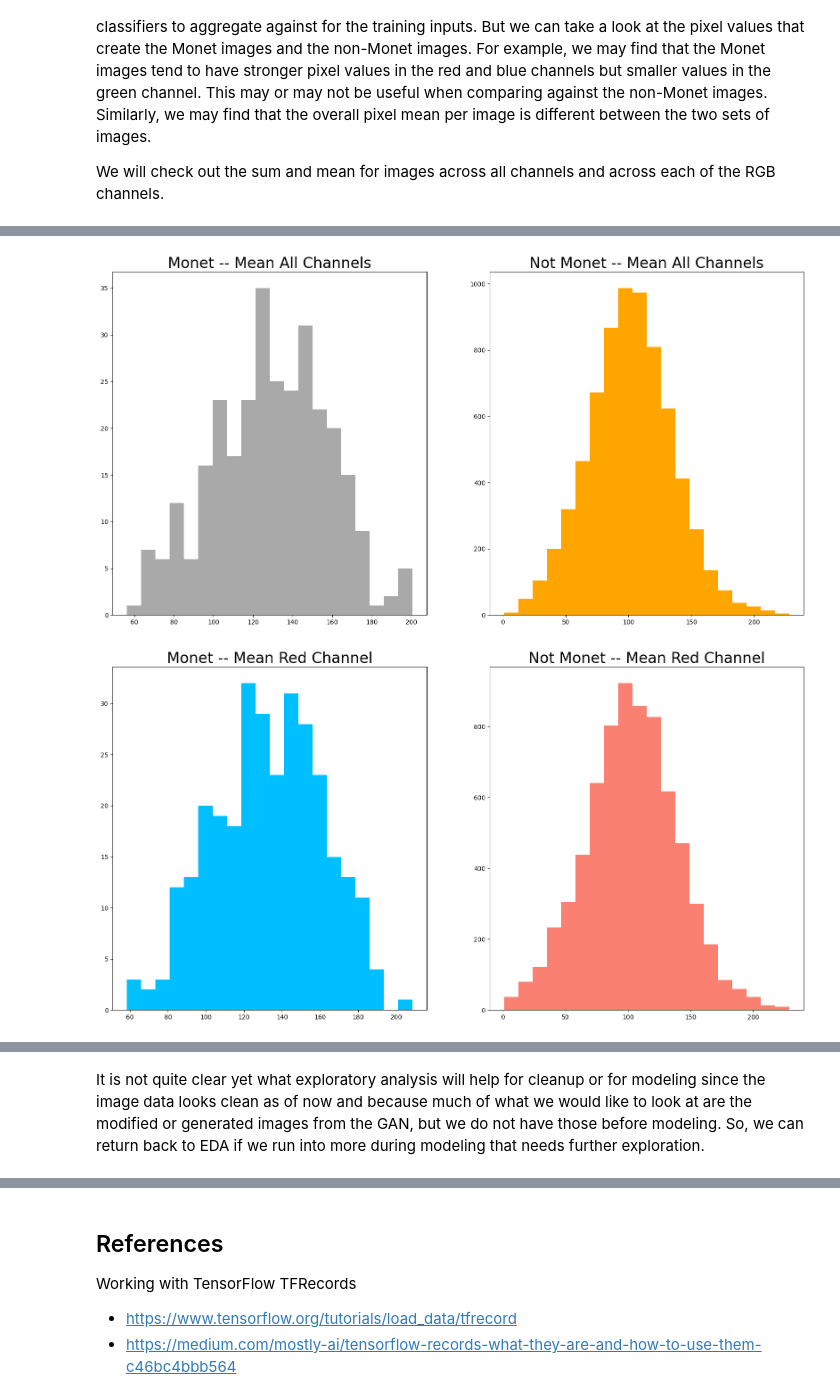
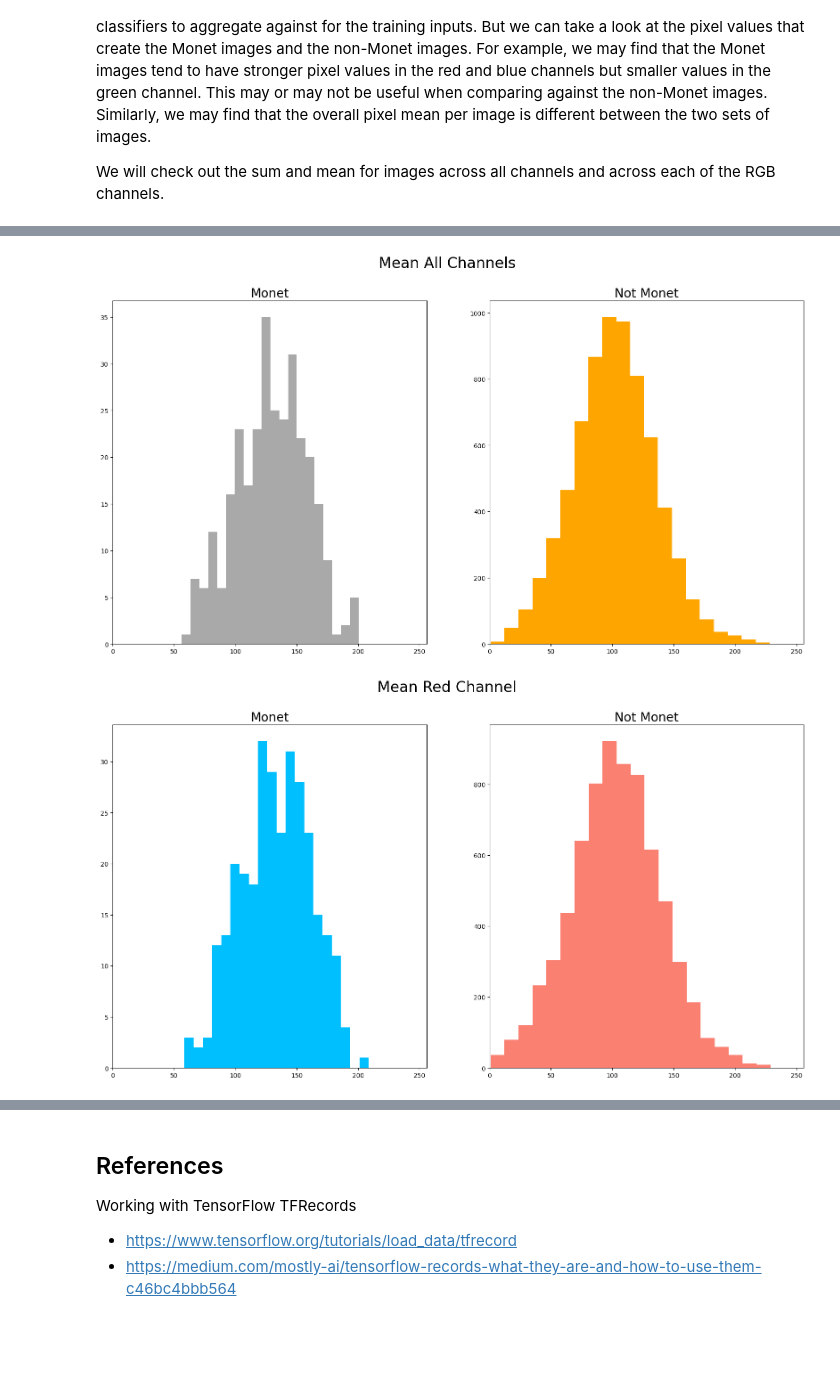
Before and after one commit to jhleakakos/msds-gan-monet-images, a Jupyter notebook: mo_monet_mo_problems.ipynb, the cells around one changed output, grey strips where cells are left out. Saved outputs shown, nothing was run; the diff lists cells and outputs as text; code cells hidden in the pictures; blank space fills up the shorter version.

```diff
--- a/mo_monet_mo_problems.ipynb
+++ b/mo_monet_mo_problems.ipynb
@@ -277,8 +292,11 @@ fig, axes = plt.subplots(
 
 axes[0].hist(mean_all_channels_monet, bins=20, color='darkgray');
 axes[1].hist(mean_all_channels_photo, bins=20, color='orange');
-axes[0].set_title('Monet -- Mean All Channels', fontsize=24);
-axes[1].set_title('Not Monet -- Mean All Channels', fontsize=24);
+fig.suptitle('Mean All Channels', fontsize=24)
+axes[0].set_title('Monet', fontsize=20);
+axes[1].set_title('Not Monet', fontsize=20);
+axes[0].set_xlim([0,256]);
+axes[1].set_xlim([0,256]);
 
 
 # Mean Red
@@ -286,38 +304,47 @@ fig, axes = plt.subplots(
     1
     , 2
     , figsize=(20,10)
 )
 
 axes[0].hist(mean_red_channel_monet, bins=20, color='deepskyblue');
 axes[1].hist(mean_red_channel_photo, bins=20, color='salmon');
-axes[0].set_title('Monet -- Mean Red Channel', fontsize=24);
-axes[1].set_title('Not Monet -- Mean Red Channel', fontsize=24);
+fig.suptitle('Mean Red Channel', fontsize=24)
+axes[0].set_title('Monet', fontsize=20);
+axes[1].set_title('Not Monet', fontsize=20);
+axes[0].set_xlim([0,256]);
+axes[1].set_xlim([0,256]);
 
 
 # Mean Green
 fig, axes = plt.subplots(
     1
     , 2
     , figsize=(20,10)
 )
 
 axes[0].hist(mean_green_channel_monet, bins=20, color='darkgray');
 axes[1].hist(mean_green_channel_photo, bins=20, color='orange');
-axes[0].set_title('Monet -- Mean Green Channel', fontsize=24);
-axes[1].set_title('Not Monet -- Mean Green Channel', fontsize=24);
+fig.suptitle('Mean Green Channel', fontsize=24)
+axes[0].set_title('Monet', fontsize=20);
+axes[1].set_title('Not Monet', fontsize=20);
+axes[0].set_xlim([0,256]);
+axes[1].set_xlim([0,256]);
 
 
 # Mean Blue
 fig, axes = plt.subplots(
     1
     , 2
     , figsize=(20,10)
 )
 
 axes[0].hist(mean_blue_channel_monet, bins=20, color='deepskyblue');
 axes[1].hist(mean_blue_channel_photo, bins=20, color='salmon');
-axes[0].set_title('Monet -- Mean Blue Channel', fontsize=24);
-axes[1].set_title('Not Monet -- Mean Blue Channel', fontsize=24);
+fig.suptitle('Mean Blue Channel', fontsize=24)
+axes[0].set_title('Monet', fontsize=20);
+axes[1].set_title('Not Monet', fontsize=20);
+axes[0].set_xlim([0,256]);
+axes[1].set_xlim([0,256]);
 # %% [output]
-[figure, old version]
+[figure, new version]
-[figure, old version]
+[figure, new version]
@@ -326,2 +352,0 @@ axes[1].set_title('Not Monet -- Mean Blue Channel', fontsize=24);
-# %% [markdown]
-It is not quite clear yet what exploratory analysis will help for cleanup or for modeling since the image data looks clean as of now and because much of what we would like to look at are the modified or generated images from the GAN, but we do not have those before modeling. So, we can return back to EDA if we run into more during modeling that needs further exploration.
```
Also changed, not shown: parts of 5 cells of this notebook.
